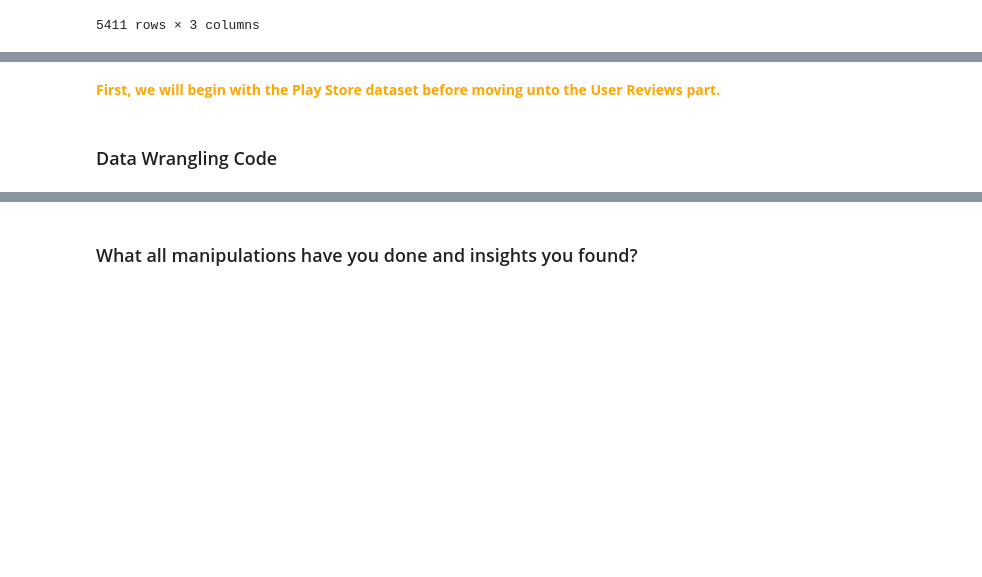
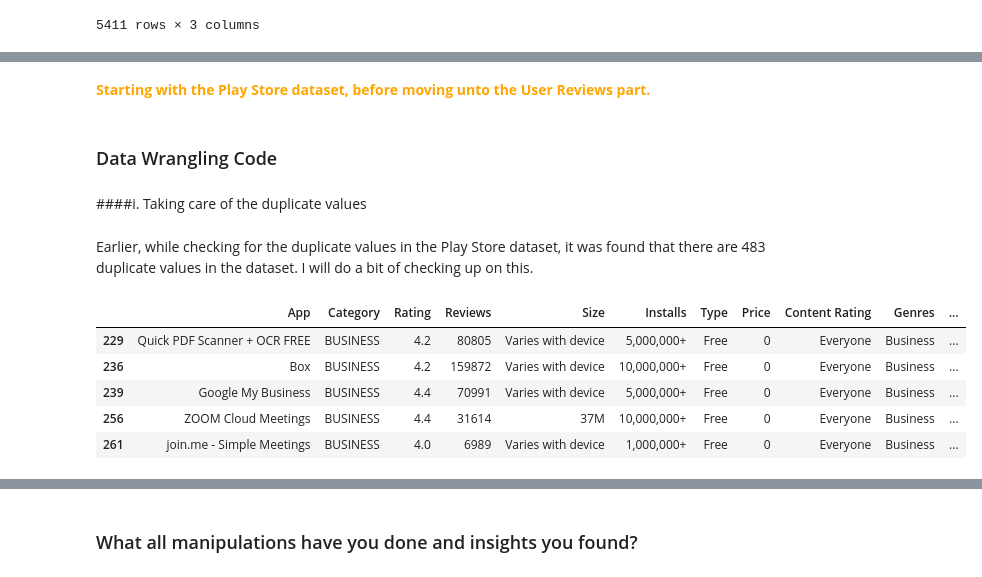
Before and after one commit to dipankarsahu1000/Play-Store-App-Review-Analysis, a Jupyter notebook: Play_Store_App_Review_Analysis.ipynb, the cells around one changed output, grey strips where cells are left out. Cells and saved outputs as stored; diff of their text form; code cells hidden in the pictures; blank space fills up the shorter version.

```diff
--- a/Play_Store_App_Review_Analysis.ipynb
+++ b/Play_Store_App_Review_Analysis.ipynb
@@ -450,4 +430,5 @@ The unique values for each the column in the User Reviews dataset:
 # %% [markdown]
-<b><font color = "orange">First, we will begin with the Play Store dataset before moving unto the User Reviews part.</font></b>
+<b><font color = "orange">
+Starting with the Play Store dataset, before moving unto the User Reviews part.</font></b>
 # %% [markdown]
 ### Data Wrangling Code
@@ -455,0 +435,13 @@ The unique values for each the column in the User Reviews dataset:
+# %% [markdown]
+####i. Taking care of the duplicate values
+# %% [markdown]
+Earlier, while checking for the duplicate values in the Play Store dataset, it was found that there are 483 duplicate values in the dataset. I will do a bit of checking up on this.
+# %%
+ps_df[ps_df.duplicated()].head()
+# %% [output]
+|  | App | Category | Rating | Reviews | Size | Installs | Type | Price | Content Rating | Genres | ... |
+| 229 | Quick PDF Scanner + OCR FREE | BUSINESS | 4.2 | 80805 | Varies with device | 5,000,000+ | Free | 0 | Everyone | Business | ... |
+| 236 | Box | BUSINESS | 4.2 | 159872 | Varies with device | 10,000,000+ | Free | 0 | Everyone | Business | ... |
+| 239 | Google My Business | BUSINESS | 4.4 | 70991 | Varies with device | 5,000,000+ | Free | 0 | Everyone | Business | ... |
+| 256 | ZOOM Cloud Meetings | BUSINESS | 4.4 | 31614 | 37M | 10,000,000+ | Free | 0 | Everyone | Business | ... |
+| 261 | join.me - Simple Meetings | BUSINESS | 4.0 | 6989 | Varies with device | 1,000,000+ | Free | 0 | Everyone | Business | ... |
```
Also changed, not shown: parts of 46 cells of this notebook.
